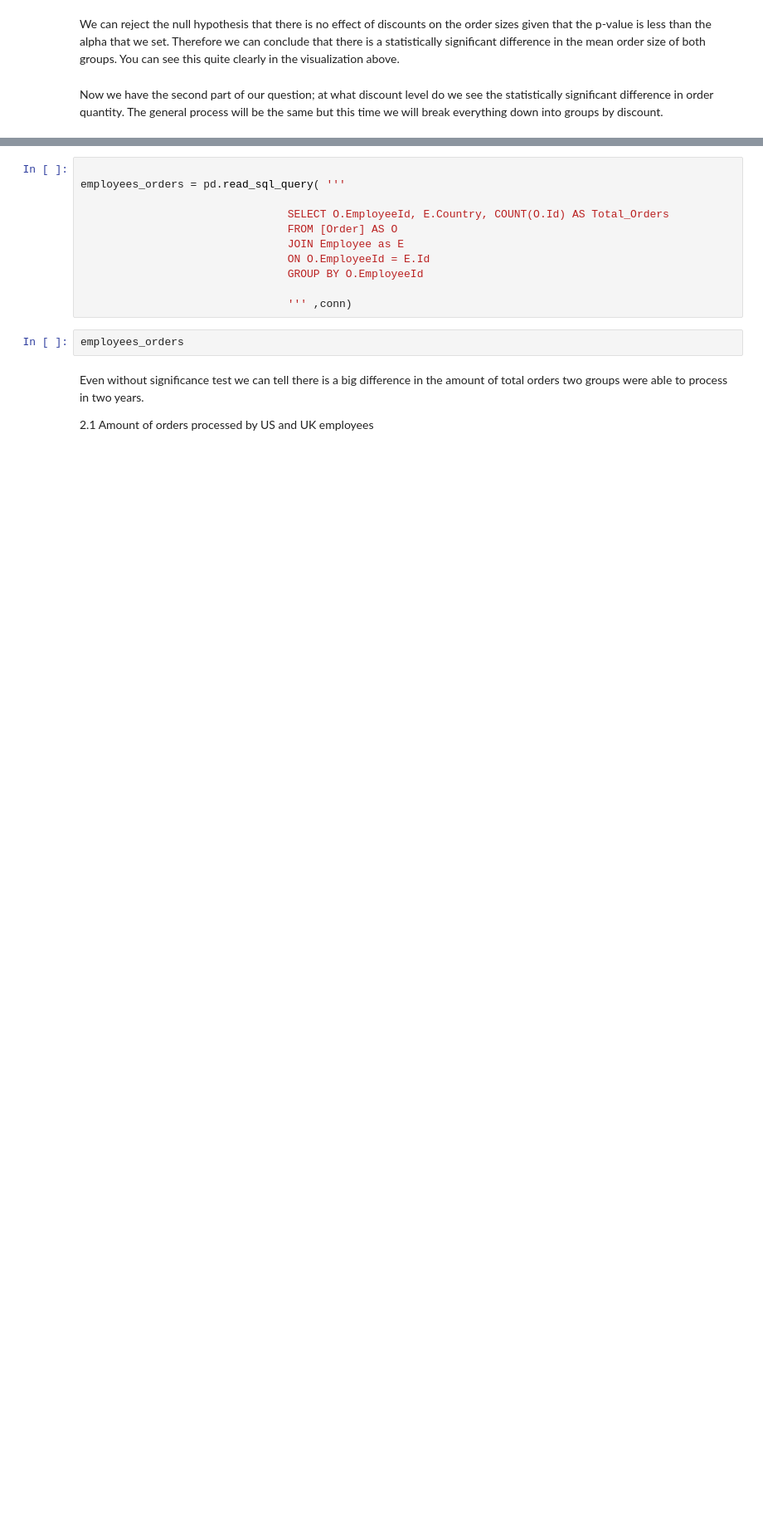
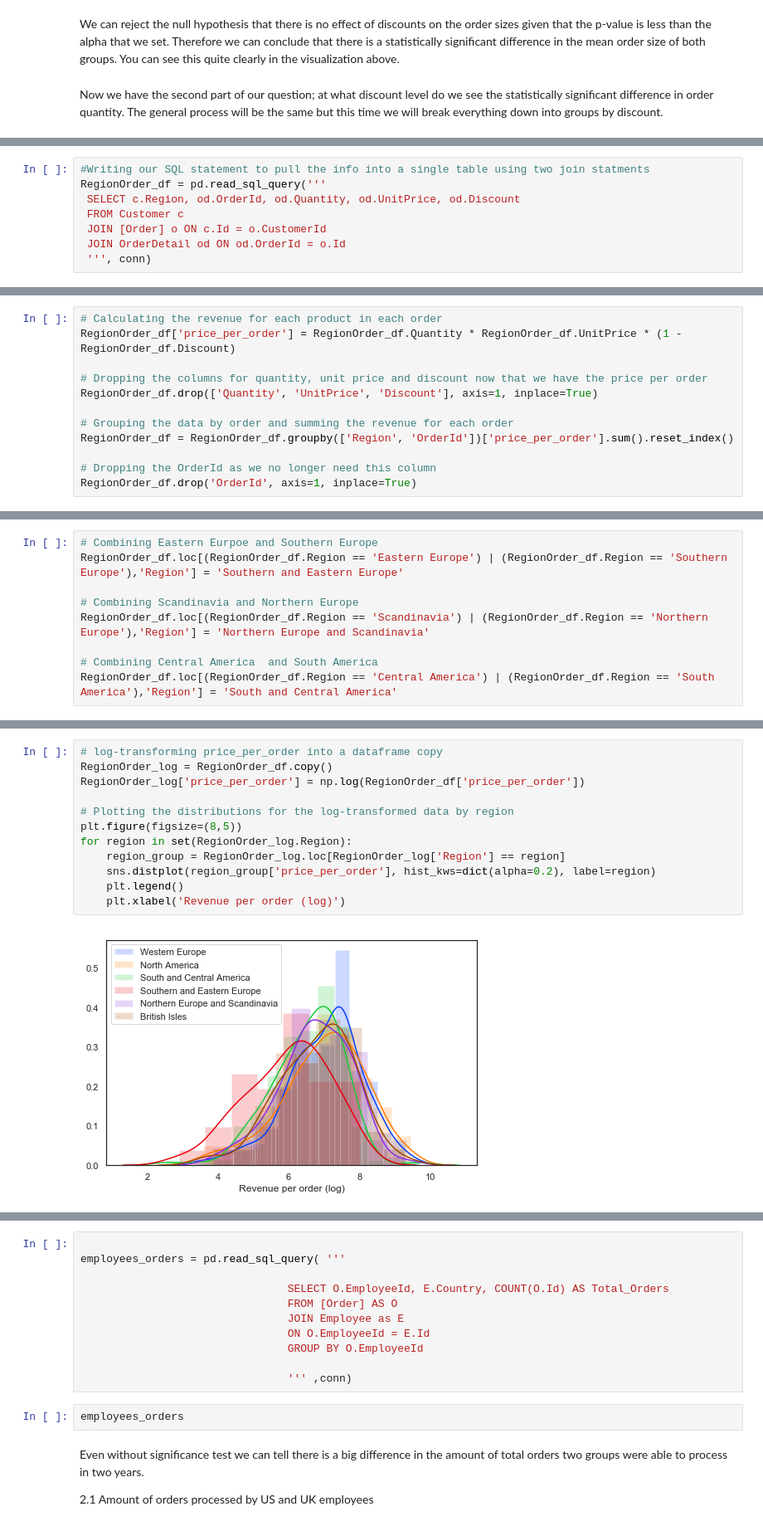
Before and after one commit to MissAle17/dsc-2-final-project-online-ds-sp-000, a Jupyter notebook: Mod2_Project_v2.ipynb, the cells around one changed output, grey strips where cells are left out. Shown at 83% size. Drawn from its saved outputs; the diff is of its cells as text; blank space fills up the shorter version.

```diff
--- a/Mod2_Project_v2.ipynb
+++ b/Mod2_Project_v2.ipynb
@@ -394,0 +376,8 @@ discount_levels_df.sort_values('Cohens d', ascending=False)
+# %%
+#Writing our SQL statement to pull the info into a single table using two join statments
+RegionOrder_df = pd.read_sql_query('''
+ SELECT c.Region, od.OrderId, od.Quantity, od.UnitPrice, od.Discount
+ FROM Customer c
+ JOIN [Order] o ON c.Id = o.CustomerId
+ JOIN OrderDetail od ON od.OrderId = o.Id
+ ''', conn)
@@ -394,0 +394,12 @@ discount_levels_df.sort_values('Cohens d', ascending=False)
+# %%
+# Calculating the revenue for each product in each order
+RegionOrder_df['price_per_order'] = RegionOrder_df.Quantity * RegionOrder_df.UnitPrice * (1 - RegionOrder_df.Discount)
+
+# Dropping the columns for quantity, unit price and discount now that we have the price per order
+RegionOrder_df.drop(['Quantity', 'UnitPrice', 'Discount'], axis=1, inplace=True)
+
+# Grouping the data by order and summing the revenue for each order
+RegionOrder_df = RegionOrder_df.groupby(['Region', 'OrderId'])['price_per_order'].sum().reset_index()
+
+# Dropping the OrderId as we no longer need this column
+RegionOrder_df.drop('OrderId', axis=1, inplace=True)
@@ -394,0 +432,9 @@ discount_levels_df.sort_values('Cohens d', ascending=False)
+# %%
+# Combining Eastern Eurpoe and Southern Europe
+RegionOrder_df.loc[(RegionOrder_df.Region == 'Eastern Europe') | (RegionOrder_df.Region == 'Southern Europe'),'Region'] = 'Southern and Eastern Europe'
+
+# Combining Scandinavia and Northern Europe
+RegionOrder_df.loc[(RegionOrder_df.Region == 'Scandinavia') | (RegionOrder_df.Region == 'Northern Europe'),'Region'] = 'Northern Europe and Scandinavia'
+
+# Combining Central America  and South America
+RegionOrder_df.loc[(RegionOrder_df.Region == 'Central America') | (RegionOrder_df.Region == 'South America'),'Region'] = 'South and Central America'
@@ -394,0 +469,14 @@ discount_levels_df.sort_values('Cohens d', ascending=False)
+# %%
+# log-transforming price_per_order into a dataframe copy
+RegionOrder_log = RegionOrder_df.copy()
+RegionOrder_log['price_per_order'] = np.log(RegionOrder_df['price_per_order'])
+
+# Plotting the distributions for the log-transformed data by region
+plt.figure(figsize=(8,5))
+for region in set(RegionOrder_log.Region):
+    region_group = RegionOrder_log.loc[RegionOrder_log['Region'] == region]
+    sns.distplot(region_group['price_per_order'], hist_kws=dict(alpha=0.2), label=region)
+    plt.legend()
+    plt.xlabel('Revenue per order (log)')
+# %% [output]
+[figure, added]
```
Also changed, not shown: parts of 20 cells of this notebook.
